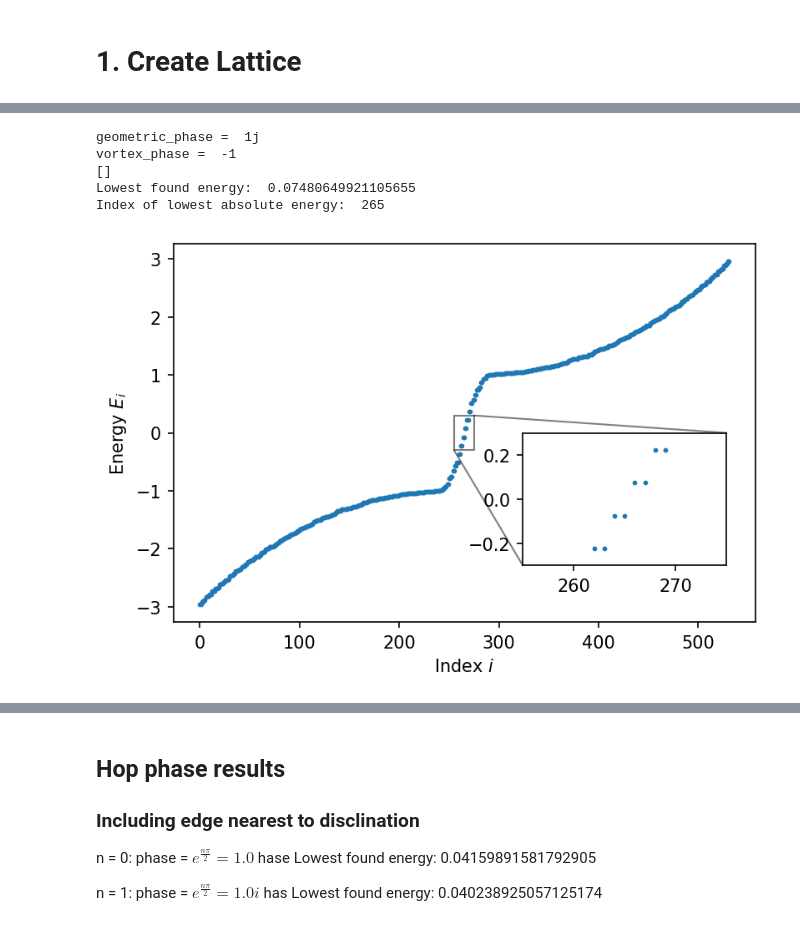
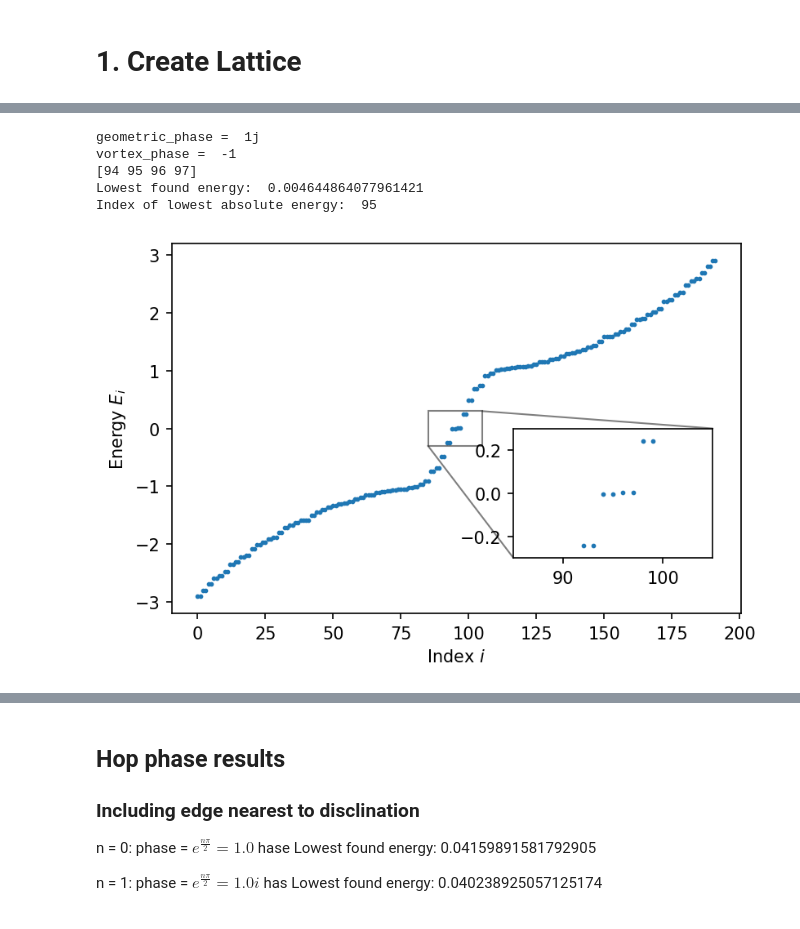
Before and after one commit to isschoch/chiral-p-wave-on-buckyball-geometry, a Jupyter notebook: sc_disclination_codim_2.ipynb, the cells around one changed output, grey strips where cells are left out. Drawn from its saved outputs; the diff is of its cells as text; code cells hidden in the pictures.

```diff
--- a/sc_disclination_codim_2.ipynb
+++ b/sc_disclination_codim_2.ipynb
@@ -14,7 +14,7 @@ phase_geom = 1j
 phase_vortex = -1
 codim = 1
 
-N = 13
+N = 8
 lattice = SquareLattice(N, "open")
 
 # lattice.add_bonds(
@@ -94,7 +94,7 @@ local_bond_indices = lattice.get_local_bond_indices()
 print(flagged_bonds_geom)
 print(flagged_bonds_vortex)
 
-idx_of_interest = 57
+idx_of_interest = 0
 print(lattice._bonds[idx_of_interest])
 print(lattice._local_bond_idx[idx_of_interest])
 
@@ -117,5 +115,5 @@ neighbour 70 has local bond idx 2
 # %%
-mu = -2
+mu = 2
 delta = complex(1.0, 0.0)
 t = 1
 
@@ -131,37 +129,37 @@ for flagged_bond in flagged_bonds_geom:
 
 for flagged_bond in flagged_bonds_vortex:
     Ham_constructor.add_phase(H_direct_lattice, flagged_bond, phase_vortex, num_sites)
 
 energies, states = scipy.linalg.eigh(H_direct_lattice)
 
 tol = 0.05
 low_energy_indices = np.argwhere(np.abs(energies) < tol)[:, 0]
 print(low_energy_indices)
 
 print("Lowest found energy: ", np.min(np.abs(energies)))
 gs_idx = np.argmin(np.abs(energies))
 print("Index of lowest absolute energy: ", gs_idx)
 
 # Energy scatter plot with zoom window
 fig, ax = plt.subplots()
 plt.xlabel(r"Index $i$")
 plt.ylabel(r"Energy $E_{i}$")
 ax.scatter(range(len(energies)), energies, s=3)
 axins = ax.inset_axes([0.6, 0.15, 0.35, 0.35])
 axins.scatter(range(len(energies)), energies, s=3, zorder=-100)
 x1, x2, y1, y2 = gs_idx - 10, gs_idx + 10, -0.3, 0.3
 axins.set_xlim(x1, x2)
 axins.set_ylim(y1, y2)
 ax.indicate_inset_zoom(axins, edgecolor="black")
 plt.savefig(f"./plots/discl_codim_{codim}_spectrum_n_{phase_vortex}.svg")
 plt.show()
 # %% [output]
 geometric_phase =  1j
 vortex_phase =  -1
-[]
-Lowest found energy:  0.07480649921105655
-Index of lowest absolute energy:  265
+[94 95 96 97]
+Lowest found energy:  0.004644864077961421
+Index of lowest absolute energy:  95
-[figure, old version]
+[figure, new version]
 # %%
 for gs_idx in range(gs_idx, gs_idx + 1):
     print("Index =", gs_idx)
```
Also changed, not shown: parts of 5 cells of this notebook, 10 other files.
